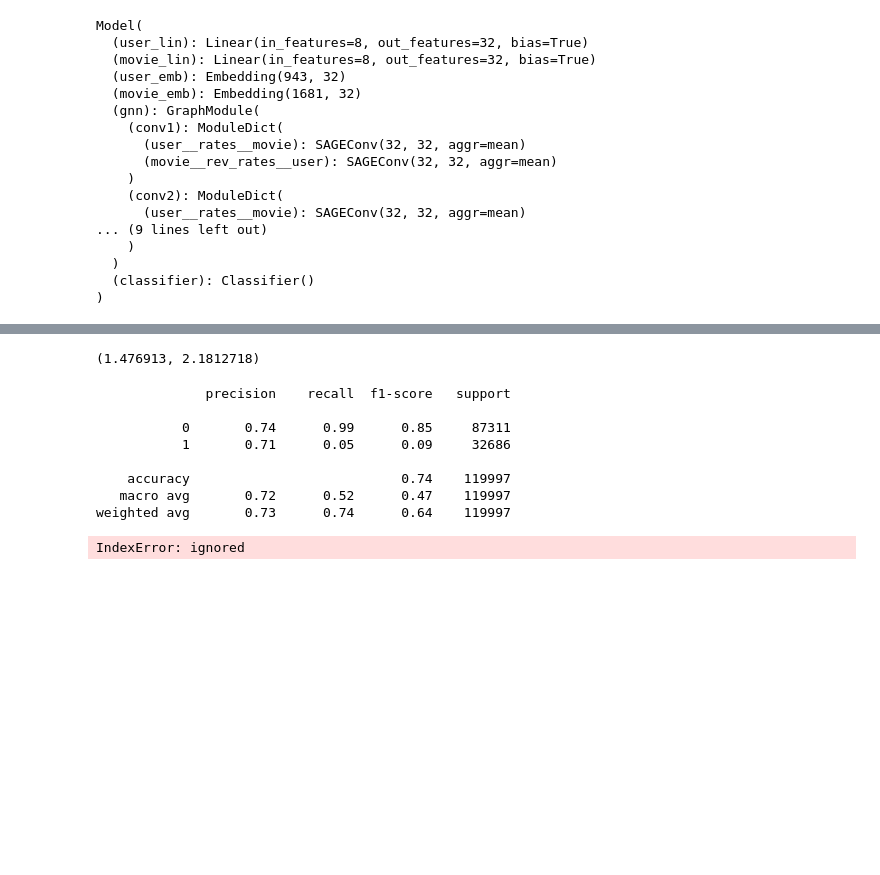
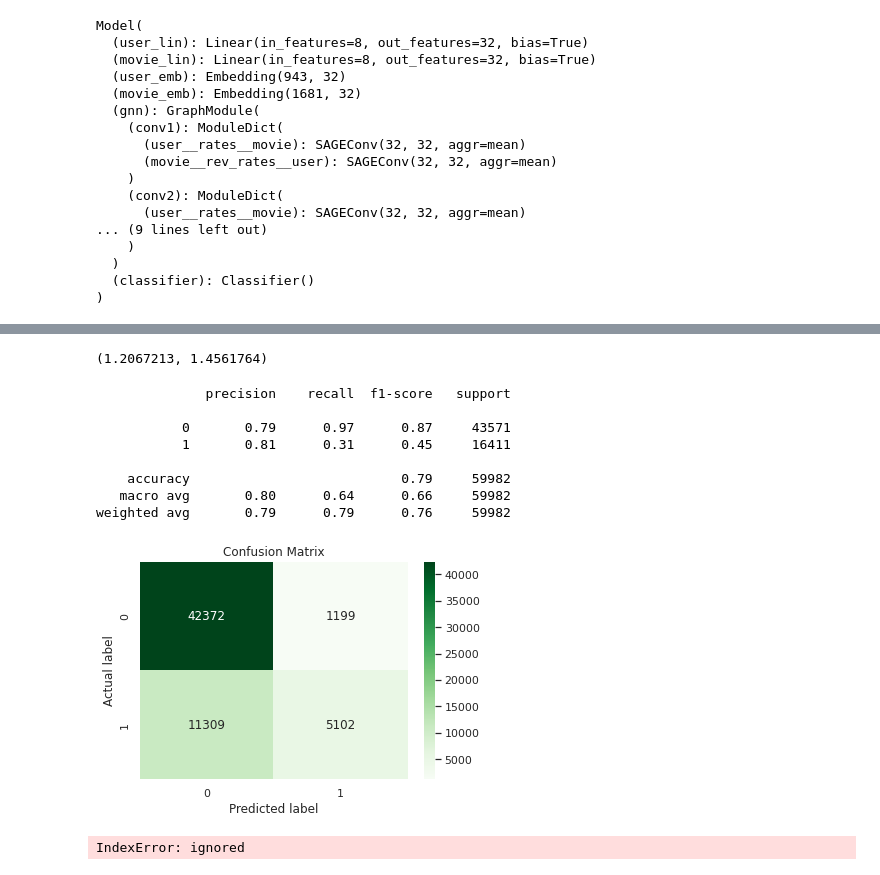
Before and after one commit to mojtabaSefidi/Small-GNN-Based-Projects, a Jupyter notebook: MLG_Final_Project_100k.ipynb, the cells around one changed output, grey strips where cells are left out. Saved outputs shown, nothing was run; the diff lists cells and outputs as text; code cells hidden in the pictures; blank space fills up the shorter version.

Commit message:
Almost Done. just test remain.

```diff
--- a/MLG_Final_Project_100k.ipynb
+++ b/MLG_Final_Project_100k.ipynb
@@ -677,7 +705,7 @@ class Build_graphs():
         )
     return data_loader
 
-  def main(self, movies_df, users_df, user_feature, movie_feature):
+  def main(self, movies_df, users_df, user_features, movie_features):
 
     print('1. Extract graph edges and edges labels...')
     graph_edges_train, label_train = self.generate_edge(self.train_df)
@@ -685,9 +713,9 @@ class Build_graphs():
     graph_edges_test, label_test = self.generate_edge(self.test_df)
 
     print('2. Generate Train/ Validation/ Test datasets...')
-    train_dataset = generate_hetero_dataset(self.train_df, movies_df, users_df, movie_feature, user_feature, graph_edges_train, label_train)
-    validation_dataset = generate_hetero_dataset(self.validation_df, movies_df, users_df, movie_feature, user_feature, graph_edges_validation, label_validation)
-    test_dataset = generate_hetero_dataset(self.test_df, movie_feature, movies_df, users_df, user_feature, graph_edges_test, label_test)
+    train_dataset = generate_hetero_dataset(self.train_df, movies_df, users_df, movie_features, user_features, graph_edges_train, label_train)
+    validation_dataset = generate_hetero_dataset(self.validation_df, movies_df, users_df, movie_features, user_features, graph_edges_validation, label_validation)
+    test_dataset = generate_hetero_dataset(self.test_df, movie_features, movies_df, users_df, user_features, graph_edges_test, label_test)
 
 
     print('3. Convert Train/ Validation/ Test datasets to form of data-loders...')
@@ -948,0 +979,18 @@ class Learning_Evaluation(torch.nn.Module):
+# %%
+list_datasets = [('u1.Base', 'u1.Test'),('u2.Base', 'u2.Test'),
+                 ('u3.Base', 'u3.Test'),('u4.Base', 'u4.Test'),
+                 ('u5.Base', 'u5.Test')
+                 ]
+
+DR_Approach='PCA'
+learning_rate=0.05
+n_epochs = 50
+
+report_df = pd.DataFrame(columns=['precision_0','recall_0','f1-score_0','support_0',
+                           'precision_1','recall_1','f1-score_1','support_1',
+                           'accuracy', 'precision_macro','recall_macro','f1-score_macro','support_macro',
+                           'precision_weighted','recall_weighted','f1-score_weighted','support_weighted', 'title'
+                           ])
+
+train_mse_all, train_rmse_all, validation_rmse_all, validation_mse_all, test_mse_all, test_rmse_all  = [], [], [], [], [], []
+predictions, labels = [], []
@@ -1015,22 +1072,25 @@ print()
+# %%
+label, pred, rmse, mse = experiment.evaluate(test_loader)
 # %%
-
-
-mean_squared_error(labels, predicted, squared=False), mean_squared_error(labels, predicted, squared=True)
+mean_squared_error(label, pred, squared=False), mean_squared_error(label, pred, squared=True)
 # %% [output]
-(1.476913, 2.1812718)
+(1.2067213, 1.4561764)
 # %%
-l = np.where(labels>=3, 1, 0)
-p = np.where(predicted>=3, 1, 0)
+l = np.where(label>=3, 1, 0)
+p = np.where(pred>=3, 1, 0)
 print(classification_report(l, p))
+
+plot_confusion_matrix(confusion_matrix(l, p))
 # %% [output]
               precision    recall  f1-score   support
 
-           0       0.74      0.99      0.85     87311
-           1       0.71      0.05      0.09     32686
+           0       0.79      0.97      0.87     43571
+           1       0.81      0.31      0.45     16411
 
-    accuracy                           0.74    119997
-   macro avg       0.72      0.52      0.47    119997
-weighted avg       0.73      0.74      0.64    119997
+    accuracy                           0.79     59982
+   macro avg       0.80      0.64      0.66     59982
+weighted avg       0.79      0.79      0.76     59982
+[figure, added]
 # %%
 predicted = []
 labels = []
```
Also changed, not shown: parts of 9 cells of this notebook.
